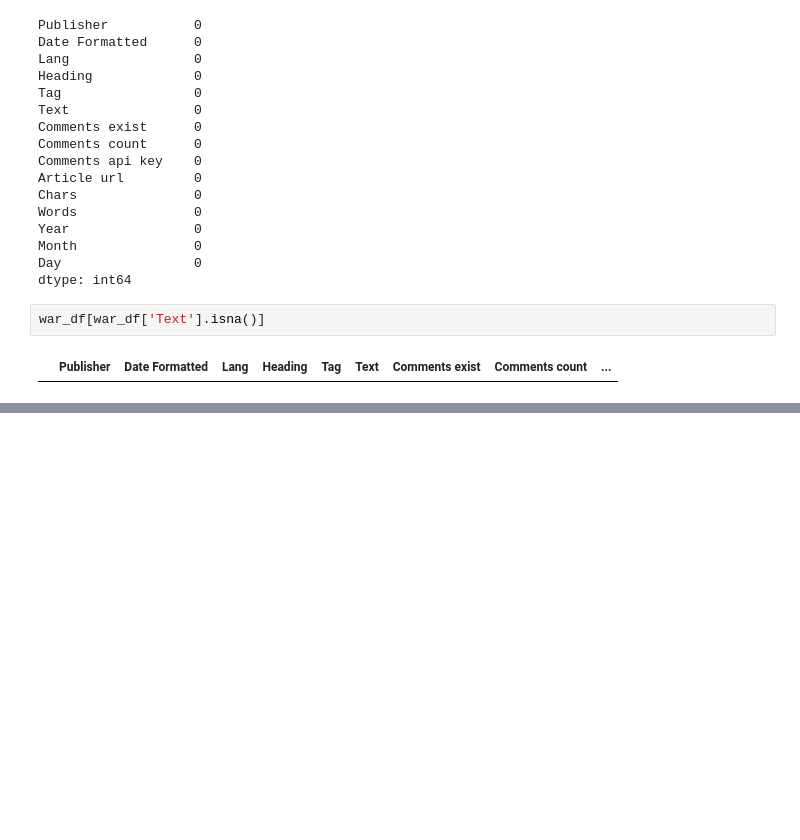
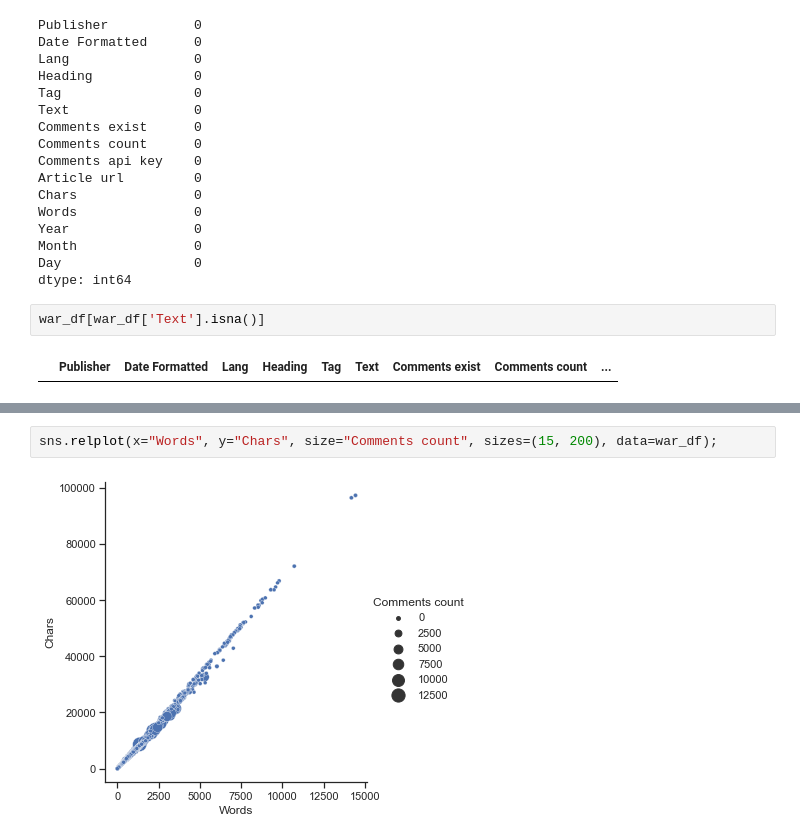
Before and after one commit to inhaltone/132DOW, a Jupyter notebook: notebooks/dataVisualization.ipynb, the cells around one changed output, grey strips where cells are left out. Cells and saved outputs as stored; diff of their text form; blank space fills up the shorter version.

```diff
--- a/notebooks/dataVisualization.ipynb
+++ b/notebooks/dataVisualization.ipynb
@@ -115,0 +131,4 @@ war_df.head()
+# %%
+sns.relplot(x="Words", y="Chars", size="Comments count", sizes=(15, 200), data=war_df);
+# %% [output]
+[figure, added]
```
Also changed, not shown: parts of 8 cells of this notebook, 1 other file.
